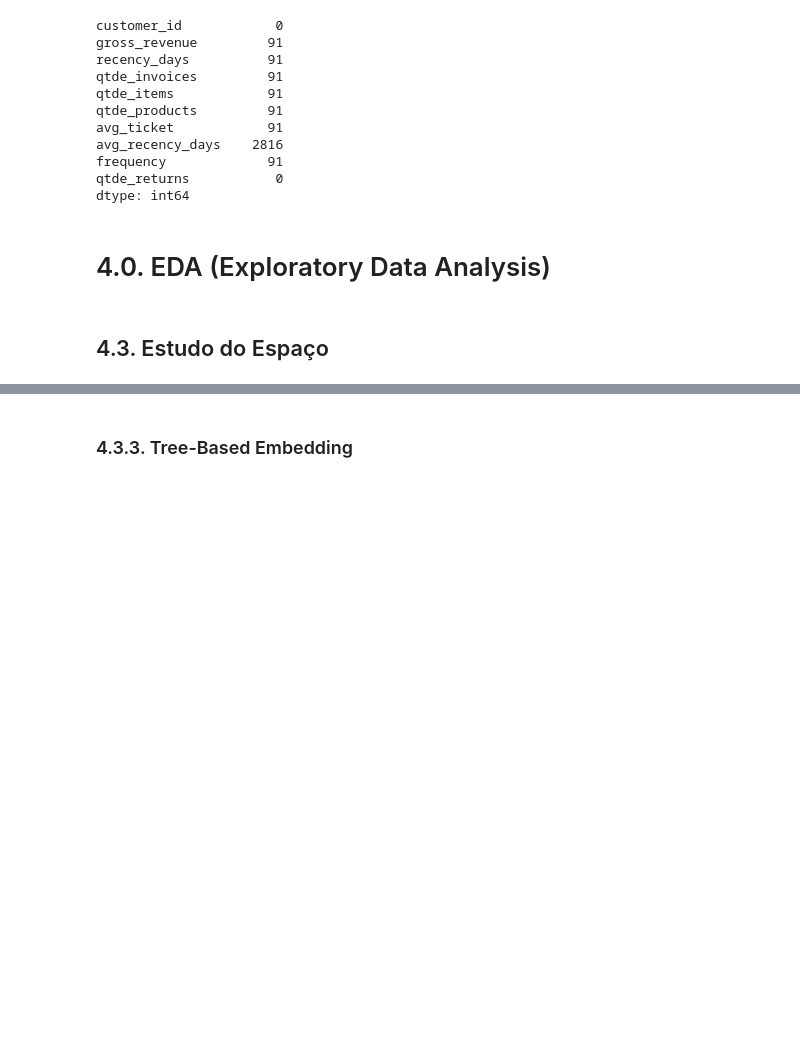
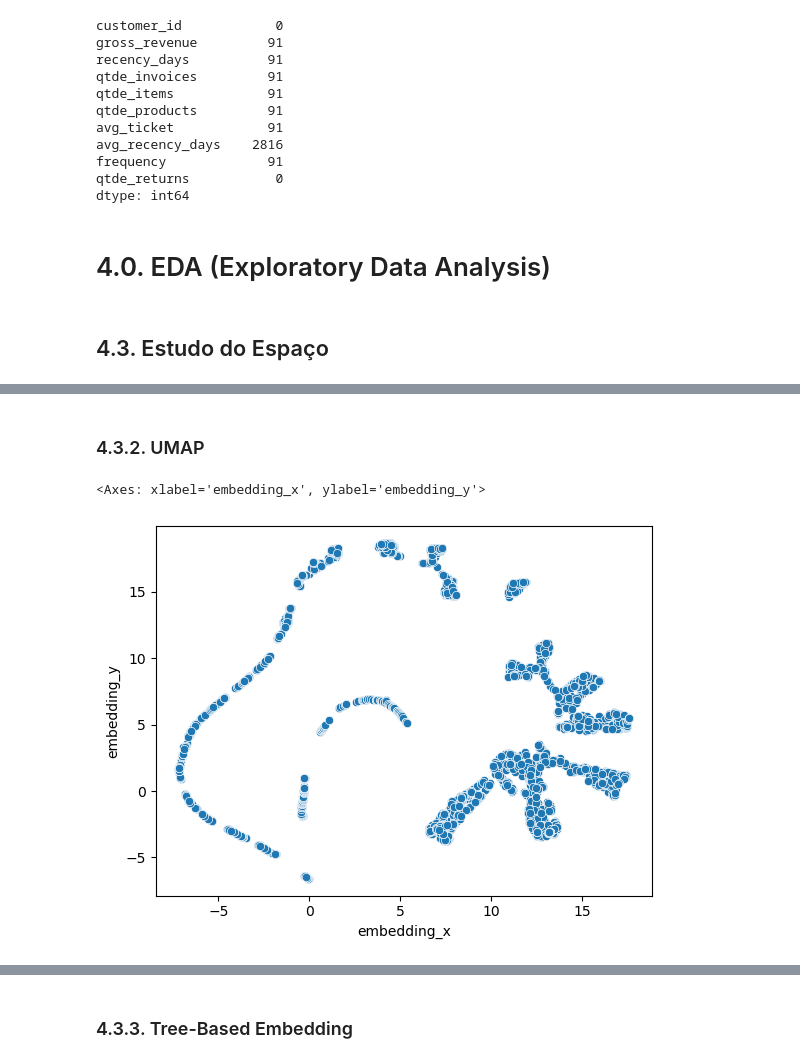
Before and after one commit to raquelEllem/insiders_clustering, a Jupyter notebook: notebooks/9.0.deploy.ipynb, the cells around one changed output, grey strips where cells are left out. Cells and saved outputs as stored; diff of their text form; code cells hidden in the pictures; blank space fills up the shorter version.

```diff
--- a/notebooks/9.0.deploy.ipynb
+++ b/notebooks/9.0.deploy.ipynb
@@ -517,0 +542,19 @@ df43['qtde_returns']           = mm.fit_transform( df43[['qtde_returns']])
+# %% [markdown]
+### 4.3.2. UMAP
+# %%
+# Cria uma instância do reduzidor UMAP (Uniform Manifold Approximation and Projection)
+reducer = umap.UMAP(random_state=42)
+
+# Realiza a redução de dimensionalidade UMAP nos dados em X
+embedding = reducer.fit_transform(X)
+
+# Adiciona as coordenadas de embedding aos dados do DataFrame df_pca
+df_umap = pd.DataFrame()
+df_umap['embedding_x'] = embedding[:, 0]
+df_umap['embedding_y'] = embedding[:, 1]
+
+# Plota os dados no espaço UMAP usando seaborn
+sns.scatterplot(x='embedding_x', y='embedding_y', data=df_umap)
+# %% [output]
+<Axes: xlabel='embedding_x', ylabel='embedding_y'>
+[figure, added]
```
Also changed, not shown: parts of 38 cells of this notebook, 5 other files.
